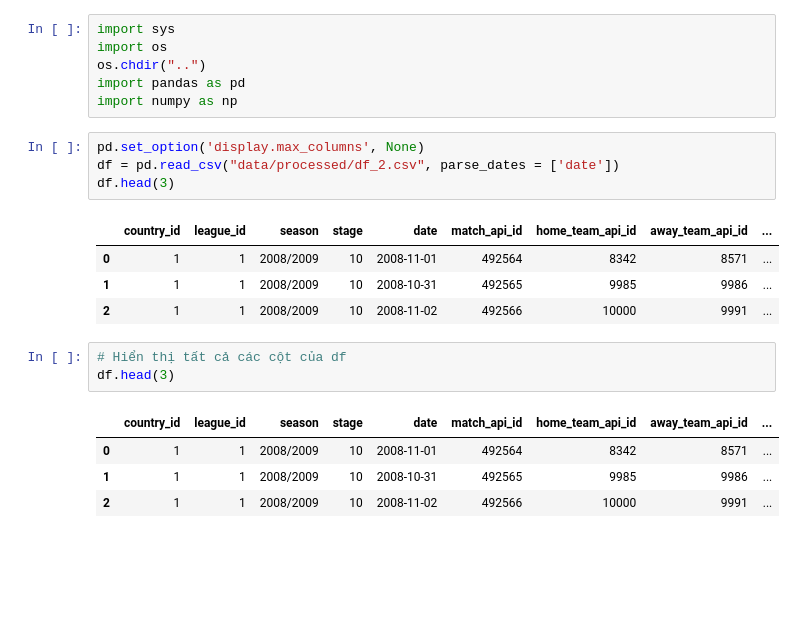
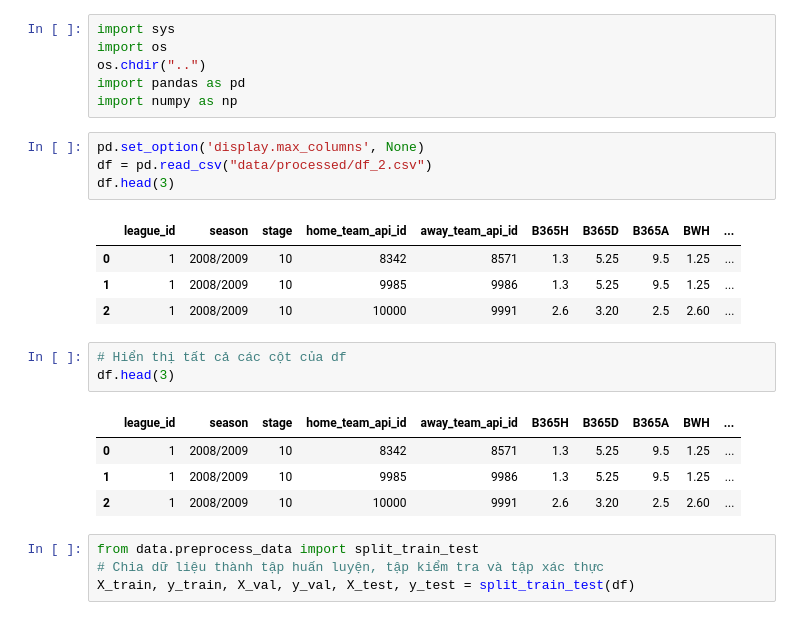
Before and after one commit to minh-quang-pham-le/football-match-prediction-ml, a Jupyter notebook: notebooks/03_Split_Data.ipynb, the cells around one changed output. Cells and saved outputs as stored; diff of their text form; blank space fills up the shorter version.

Commit message:
Update code for preprocess, feature engineering, and model training

```diff
--- a/notebooks/03_Split_Data.ipynb
+++ b/notebooks/03_Split_Data.ipynb
@@ -6,18 +6,22 @@ import pandas as pd
 import numpy as np
 # %%
 pd.set_option('display.max_columns', None)
-df = pd.read_csv("data/processed/df_2.csv", parse_dates = ['date'])
+df = pd.read_csv("data/processed/df_2.csv")
 df.head(3)
 # %% [output]
-|  | country_id | league_id | season | stage | date | match_api_id | home_team_api_id | away_team_api_id | ... |
-| 0 | 1 | 1 | 2008/2009 | 10 | 2008-11-01 | 492564 | 8342 | 8571 | ... |
-| 1 | 1 | 1 | 2008/2009 | 10 | 2008-10-31 | 492565 | 9985 | 9986 | ... |
-| 2 | 1 | 1 | 2008/2009 | 10 | 2008-11-02 | 492566 | 10000 | 9991 | ... |
+|  | league_id | season | stage | home_team_api_id | away_team_api_id | B365H | B365D | B365A | BWH | ... |
+| 0 | 1 | 2008/2009 | 10 | 8342 | 8571 | 1.3 | 5.25 | 9.5 | 1.25 | ... |
+| 1 | 1 | 2008/2009 | 10 | 9985 | 9986 | 1.3 | 5.25 | 9.5 | 1.25 | ... |
+| 2 | 1 | 2008/2009 | 10 | 10000 | 9991 | 2.6 | 3.20 | 2.5 | 2.60 | ... |
 # %%
 # Hiển thị tất cả các cột của df
 df.head(3)
 # %% [output]
-|  | country_id | league_id | season | stage | date | match_api_id | home_team_api_id | away_team_api_id | ... |
-| 0 | 1 | 1 | 2008/2009 | 10 | 2008-11-01 | 492564 | 8342 | 8571 | ... |
-| 1 | 1 | 1 | 2008/2009 | 10 | 2008-10-31 | 492565 | 9985 | 9986 | ... |
-| 2 | 1 | 1 | 2008/2009 | 10 | 2008-11-02 | 492566 | 10000 | 9991 | ... |
+|  | league_id | season | stage | home_team_api_id | away_team_api_id | B365H | B365D | B365A | BWH | ... |
+| 0 | 1 | 2008/2009 | 10 | 8342 | 8571 | 1.3 | 5.25 | 9.5 | 1.25 | ... |
+| 1 | 1 | 2008/2009 | 10 | 9985 | 9986 | 1.3 | 5.25 | 9.5 | 1.25 | ... |
+| 2 | 1 | 2008/2009 | 10 | 10000 | 9991 | 2.6 | 3.20 | 2.5 | 2.60 | ... |
+# %%
+from data.preprocess_data import split_train_test
+# Chia dữ liệu thành tập huấn luyện, tập kiểm tra và tập xác thực
+X_train, y_train, X_val, y_val, X_test, y_test = split_train_test(df)
```
Also changed, not shown: parts of 2 cells of this notebook, 16 other files.
